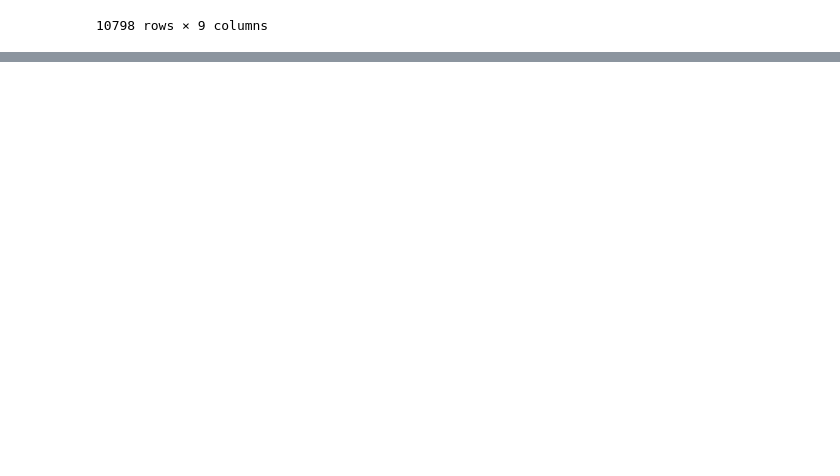
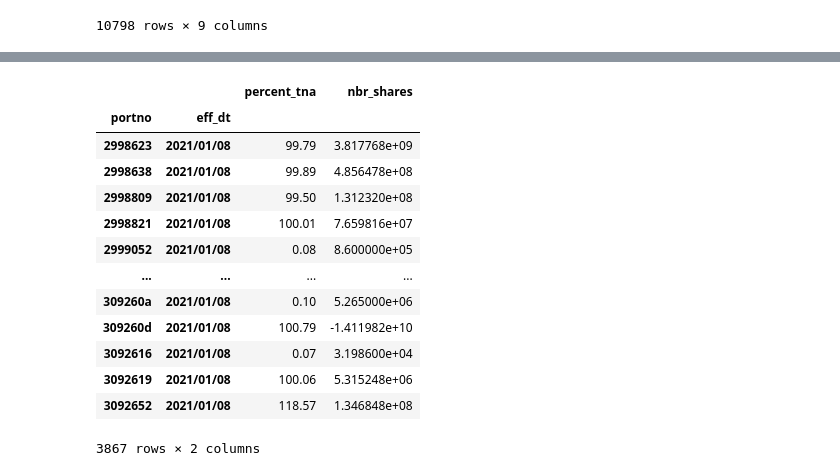
Before and after one commit to uuboyscy/tjr102, a Jupyter notebook: data-pipeline/03_summary.ipynb, the cells around one changed output, grey strips where cells are left out. Cells and saved outputs as stored; diff of their text form; code cells hidden in the pictures; blank space fills up the shorter version.

```diff
--- a/data-pipeline/03_summary.ipynb
+++ b/data-pipeline/03_summary.ipynb
@@ -203,0 +313,28 @@ df[
+# %%
+"""
+select
+    portno
+    , eff_dt
+    , sum(percent_tna) as percent_tna
+    , sum(nbr_shares) as nbr_shares
+from df
+group by portno, eff_dt
+"""
+df.groupby(["portno", "eff_dt"]).sum()[
+    ["percent_tna", "nbr_shares"]
+]
+# %% [output]
+|  |  | percent_tna | nbr_shares |
+| portno | eff_dt |  |  |
+| 2998623 | 2021/01/08 | 99.79 | 3.817768e+09 |
+| 2998638 | 2021/01/08 | 99.89 | 4.856478e+08 |
+| 2998809 | 2021/01/08 | 99.50 | 1.312320e+08 |
+| 2998821 | 2021/01/08 | 100.01 | 7.659816e+07 |
+| 2999052 | 2021/01/08 | 0.08 | 8.600000e+05 |
+| ... | ... | ... | ... |
+| 309260a | 2021/01/08 | 0.10 | 5.265000e+06 |
+| 309260d | 2021/01/08 | 100.79 | -1.411982e+10 |
+| 3092616 | 2021/01/08 | 0.07 | 3.198600e+04 |
+| 3092619 | 2021/01/08 | 100.06 | 5.315248e+06 |
+| 3092652 | 2021/01/08 | 118.57 | 1.346848e+08 |
+3867 rows × 2 columns
```
Also changed, not shown: parts of 10 cells of this notebook.
